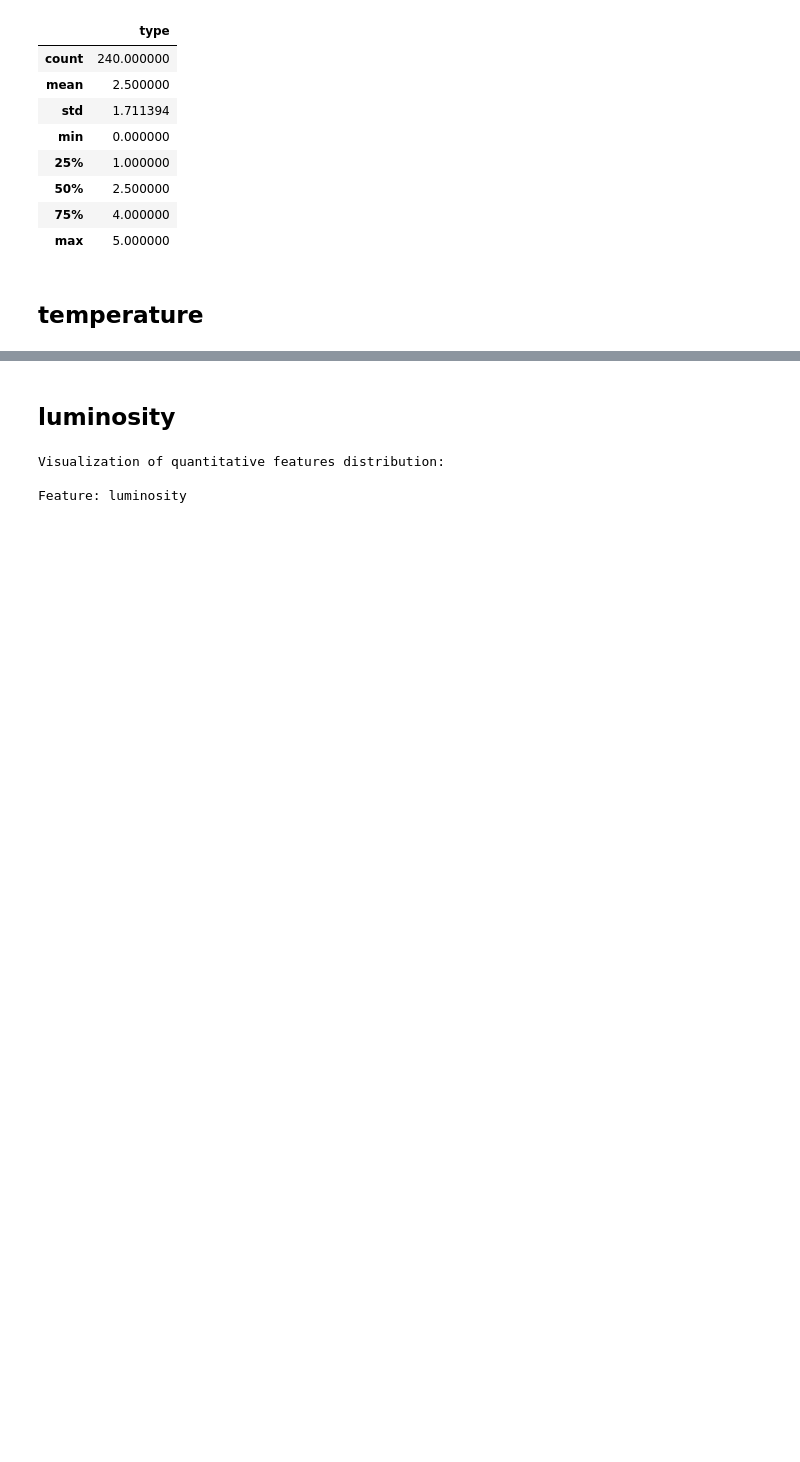
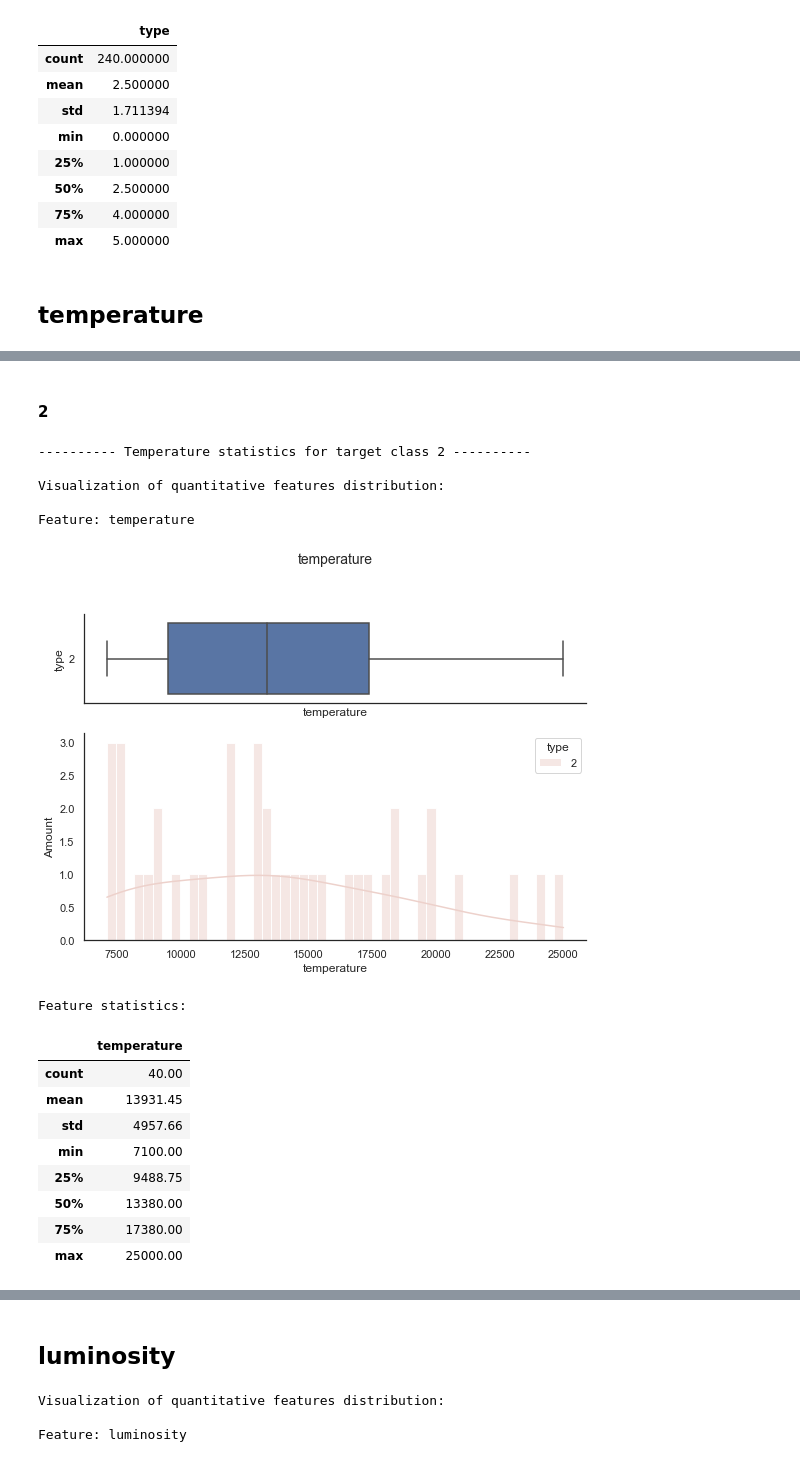
Before and after one commit to AdamCage/star_temperature_prediction_with_pytorch, a Jupyter notebook: star_temperature_prediction.ipynb, the cells around one changed output, grey strips where cells are left out. Cells and saved outputs as stored; diff of their text form; code cells hidden in the pictures; blank space fills up the shorter version.

```diff
--- a/star_temperature_prediction.ipynb
+++ b/star_temperature_prediction.ipynb
@@ -591,0 +630,21 @@ Feature statistics:
+# %% [markdown]
+#### 2
+# %%
+visualize_feature_for_target_classes(data, "temperature", "type", 2)
+# %% [output]
+---------- Temperature statistics for target class 2 ----------
+
+Visualization of quantitative features distribution:
+
+Feature: temperature
+[figure, added]
+Feature statistics:
+|  | temperature |
+| count | 40.00 |
+| mean | 13931.45 |
+| std | 4957.66 |
+| min | 7100.00 |
+| 25% | 9488.75 |
+| 50% | 13380.00 |
+| 75% | 17380.00 |
+| max | 25000.00 |
```
Also changed, not shown: parts of 90 cells of this notebook.
